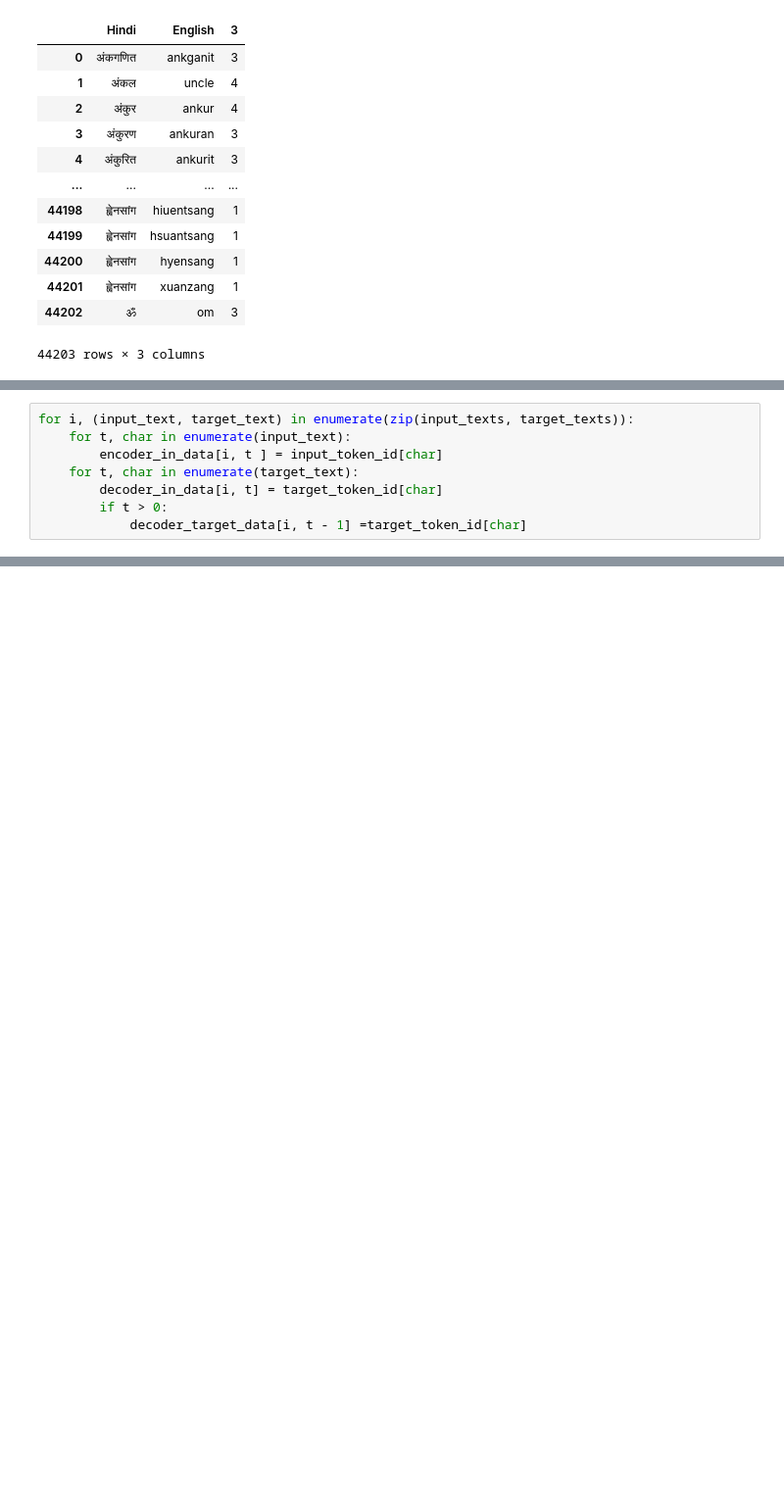
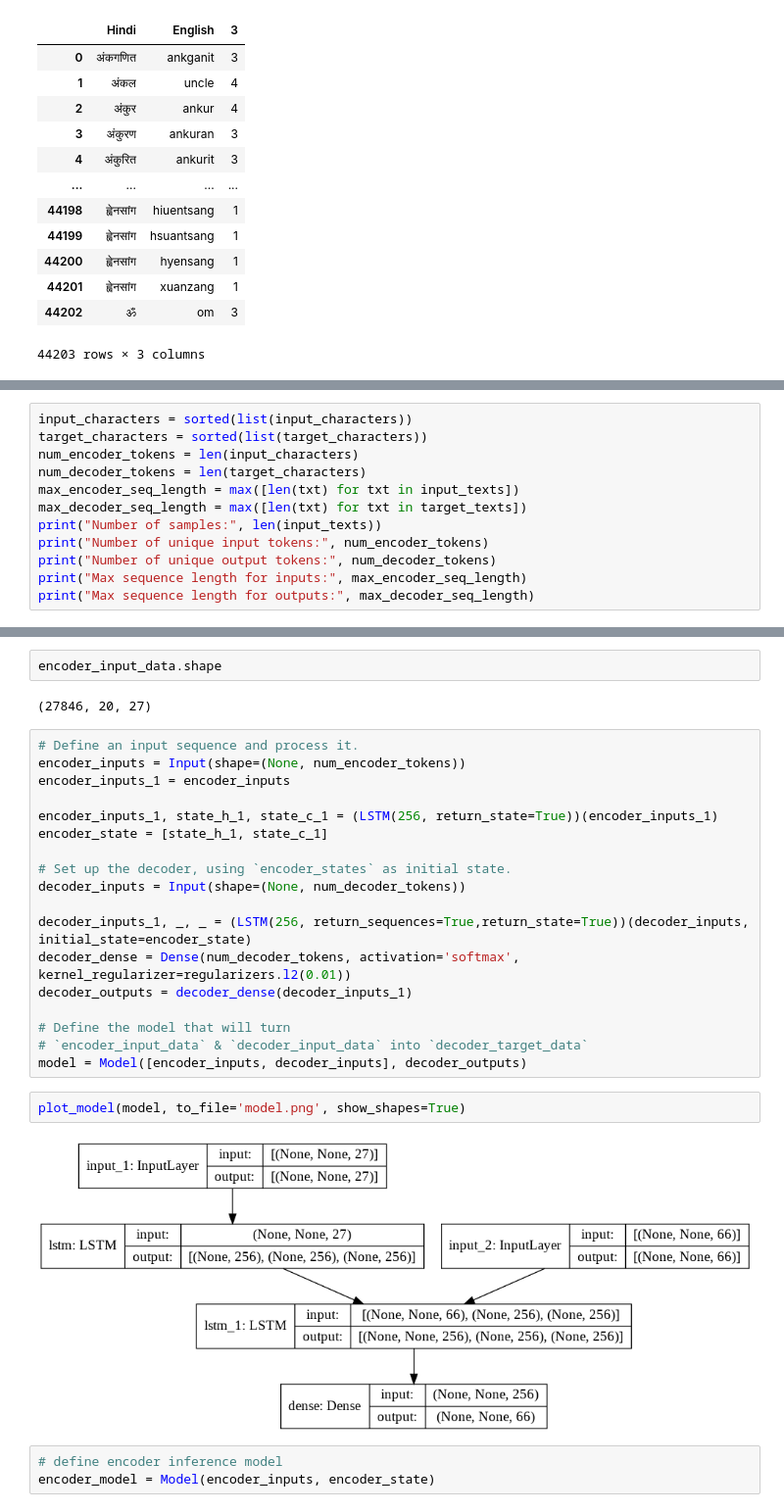
Before and after one commit to DL-45-47/Assignment-3_RNN, a Jupyter notebook: RNN_EngToHindi.ipynb, the cells around one changed output, grey strips where cells are left out. Shown at 98% size. Drawn from its saved outputs; the diff is of its cells as text; blank space fills up the shorter version.

Commit message:
basic single layer LSTM model

```diff
--- a/RNN_EngToHindi.ipynb
+++ b/RNN_EngToHindi.ipynb
@@ -88,8 +39,0 @@ decoder_target_data = np.zeros((len(input_texts), max_decoder_seq_length), dtype
-# %%
-for i, (input_text, target_text) in enumerate(zip(input_texts, target_texts)):
-    for t, char in enumerate(input_text):
-        encoder_in_data[i, t ] = input_token_id[char]
-    for t, char in enumerate(target_text):
-        decoder_in_data[i, t] = target_token_id[char]
-        if t > 0:
-            decoder_target_data[i, t - 1] =target_token_id[char]
@@ -112,0 +65,12 @@ input_texts[0]
+# %%
+input_characters = sorted(list(input_characters))
+target_characters = sorted(list(target_characters))
+num_encoder_tokens = len(input_characters)
+num_decoder_tokens = len(target_characters)
+max_encoder_seq_length = max([len(txt) for txt in input_texts])
+max_decoder_seq_length = max([len(txt) for txt in target_texts])
+print("Number of samples:", len(input_texts))
+print("Number of unique input tokens:", num_encoder_tokens)
+print("Number of unique output tokens:", num_decoder_tokens)
+print("Max sequence length for inputs:", max_encoder_seq_length)
+print("Max sequence length for outputs:", max_decoder_seq_length)
@@ -112,0 +189,29 @@ input_texts[0]
+# %%
+encoder_input_data.shape
+# %% [output]
+(27846, 20, 27)
+# %%
+# Define an input sequence and process it.
+encoder_inputs = Input(shape=(None, num_encoder_tokens))
+encoder_inputs_1 = encoder_inputs
+
+encoder_inputs_1, state_h_1, state_c_1 = (LSTM(256, return_state=True))(encoder_inputs_1)
+encoder_state = [state_h_1, state_c_1]
+
+# Set up the decoder, using `encoder_states` as initial state.
+decoder_inputs = Input(shape=(None, num_decoder_tokens))
+
+decoder_inputs_1, _, _ = (LSTM(256, return_sequences=True,return_state=True))(decoder_inputs, initial_state=encoder_state)
+decoder_dense = Dense(num_decoder_tokens, activation='softmax', kernel_regularizer=regularizers.l2(0.01))
+decoder_outputs = decoder_dense(decoder_inputs_1)
+
+# Define the model that will turn
+# `encoder_input_data` & `decoder_input_data` into `decoder_target_data`
+model = Model([encoder_inputs, decoder_inputs], decoder_outputs)
+# %%
+plot_model(model, to_file='model.png', show_shapes=True)
+# %% [output]
+[figure, added]
+# %%
+# define encoder inference model
+encoder_model = Model(encoder_inputs, encoder_state)
```
Also changed, not shown: parts of 38 cells of this notebook.
